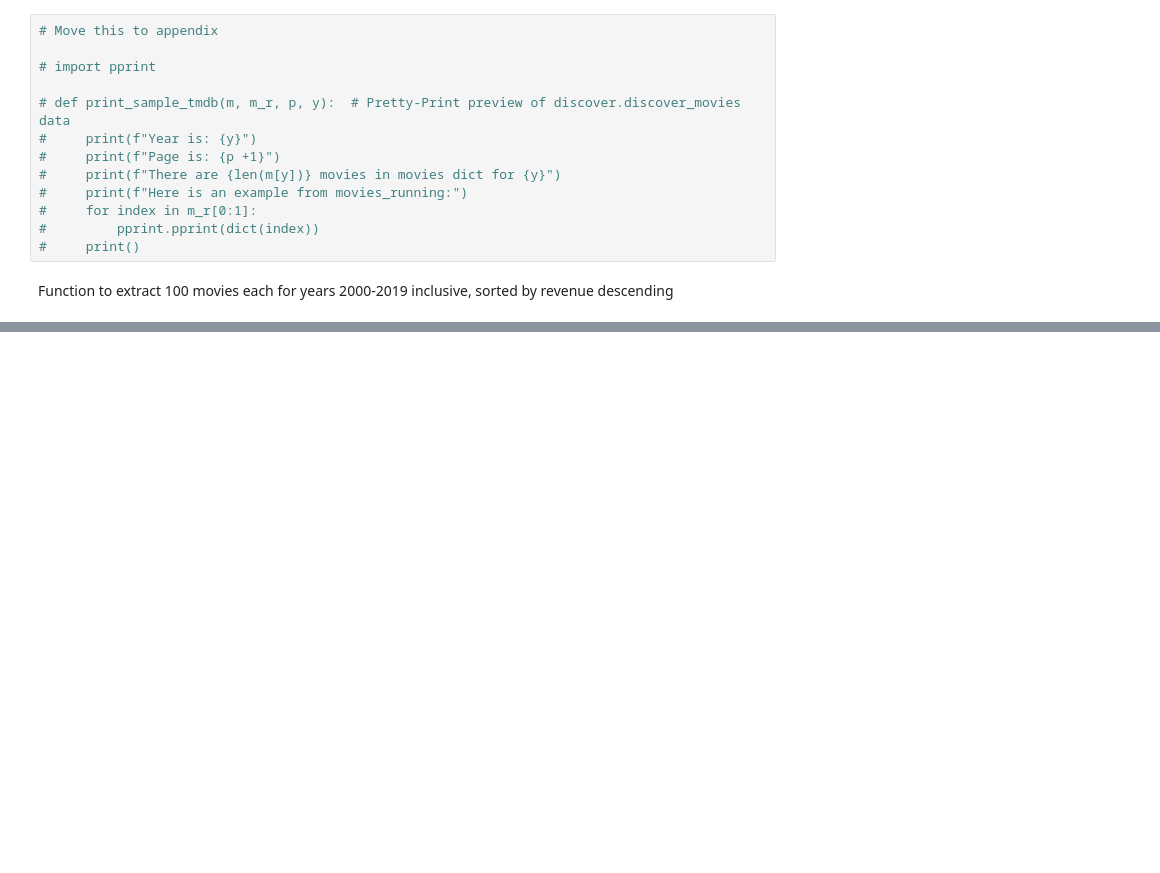
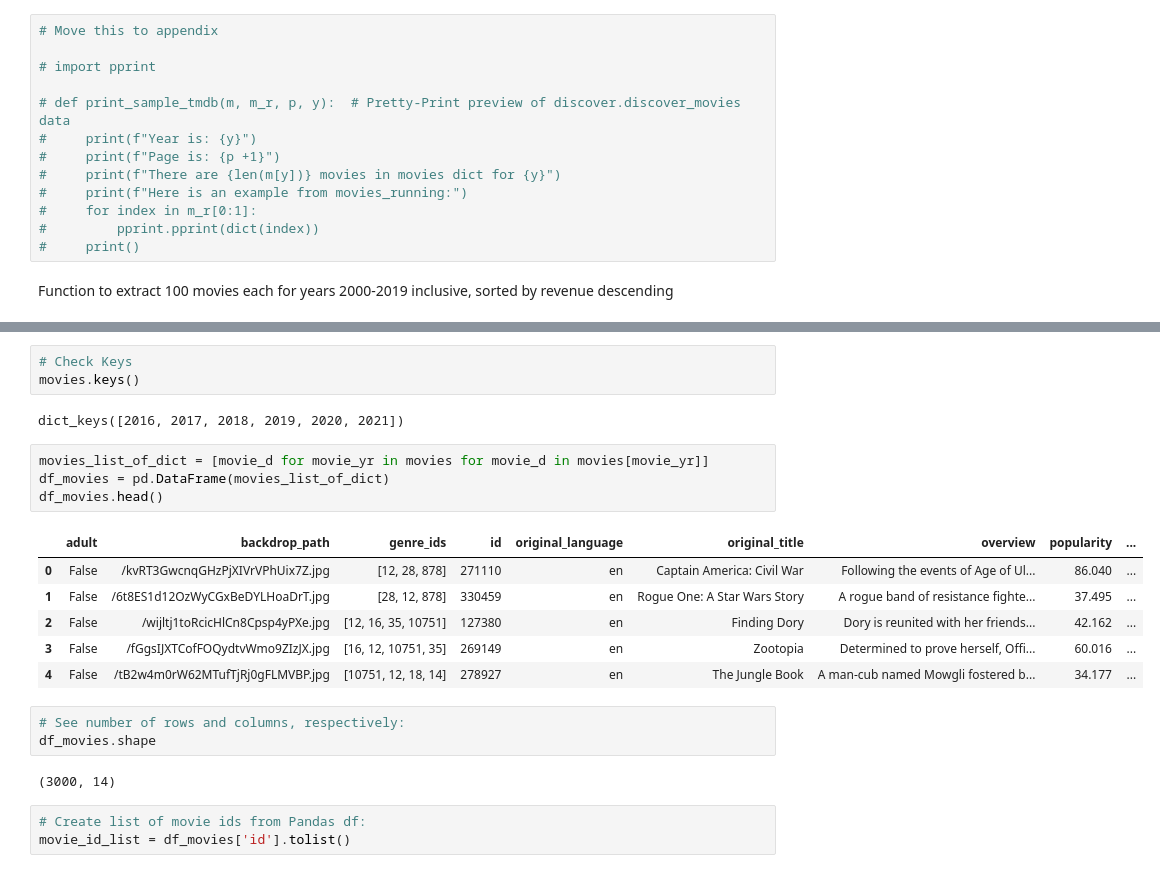
Before and after one commit to clairesarraille/tmdb, a Jupyter notebook: dsc-mod-1-project-v2-1-online-ds-sp-000-master/student.ipynb, the cells around one changed output, grey strips where cells are left out. Drawn from its saved outputs; the diff is of its cells as text; blank space fills up the shorter version.

Commit message:
retrieved all data from api and sorted issue with movie.details throwing error if movie id does not exist

```diff
--- a/dsc-mod-1-project-v2-1-online-ds-sp-000-master/student.ipynb
+++ b/dsc-mod-1-project-v2-1-online-ds-sp-000-master/student.ipynb
@@ -157,0 +141,24 @@ movie_count
+# %%
+# Check Keys
+movies.keys()
+# %% [output]
+dict_keys([2016, 2017, 2018, 2019, 2020, 2021])
+# %%
+movies_list_of_dict = [movie_d for movie_yr in movies for movie_d in movies[movie_yr]]
+df_movies = pd.DataFrame(movies_list_of_dict)
+df_movies.head()
+# %% [output]
+|  | adult | backdrop_path | genre_ids | id | original_language | original_title | overview | popularity | ... |
+| 0 | False | /kvRT3GwcnqGHzPjXIVrVPhUix7Z.jpg | [12, 28, 878] | 271110 | en | Captain America: Civil War | Following the events of Age of Ul... | 86.040 | ... |
+| 1 | False | /6t8ES1d12OzWyCGxBeDYLHoaDrT.jpg | [28, 12, 878] | 330459 | en | Rogue One: A Star Wars Story | A rogue band of resistance fighte... | 37.495 | ... |
+| 2 | False | /wijltj1toRcicHlCn8Cpsp4yPXe.jpg | [12, 16, 35, 10751] | 127380 | en | Finding Dory | Dory is reunited with her friends... | 42.162 | ... |
+| 3 | False | /fGgsIJXTCofFOQydtvWmo9ZIzJX.jpg | [16, 12, 10751, 35] | 269149 | en | Zootopia | Determined to prove herself, Offi... | 60.016 | ... |
+| 4 | False | /tB2w4m0rW62MTufTjRj0gFLMVBP.jpg | [10751, 12, 18, 14] | 278927 | en | The Jungle Book | A man-cub named Mowgli fostered b... | 34.177 | ... |
+# %%
+# See number of rows and columns, respectively:
+df_movies.shape
+# %% [output]
+(3000, 14)
+# %%
+# Create list of movie ids from Pandas df:
+movie_id_list = df_movies['id'].tolist()
```
Also changed, not shown: parts of 10 cells of this notebook.
